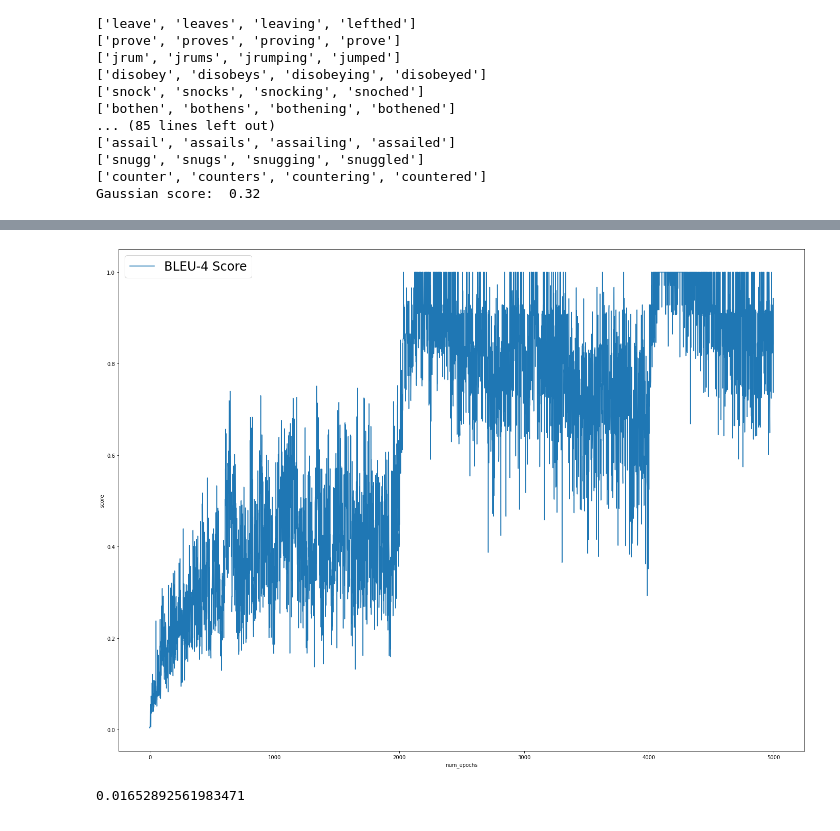
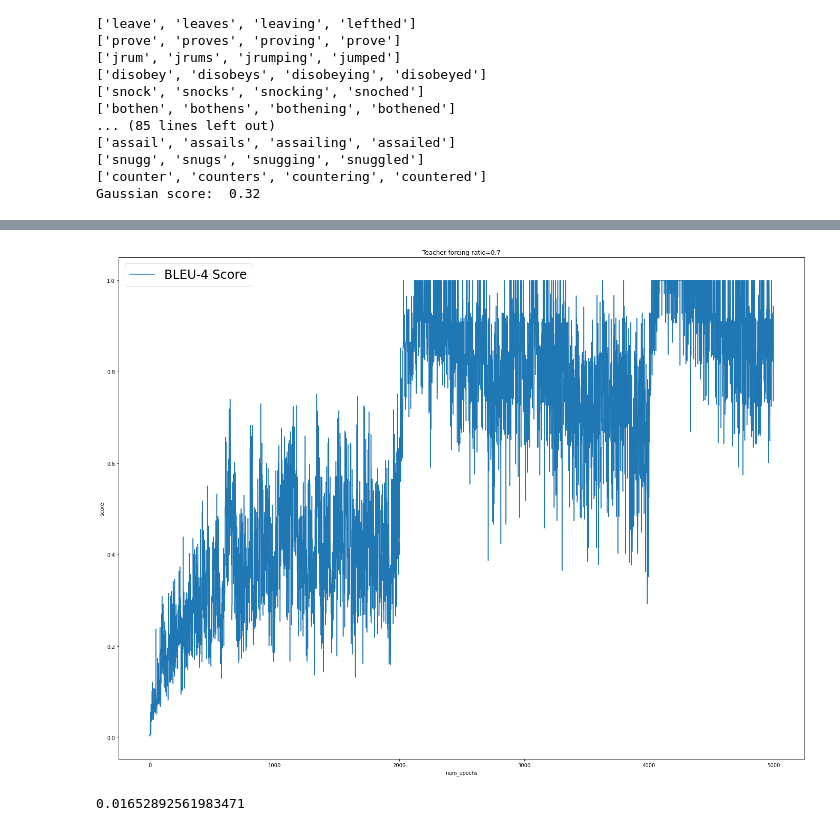
Before and after one commit to tl32rodan/Deep_Learning_Lab_4-Conditional_Sequence_to_Sequence_VAE, a Jupyter notebook: source_code/Testing.ipynb, the cells around one changed output, grey strips where cells are left out. Cells and saved outputs as stored; diff of their text form; code cells hidden in the pictures.

```diff
--- a/source_code/Testing.ipynb
+++ b/source_code/Testing.ipynb
@@ -95,12 +96,13 @@ plt.show()
 # %%
-plt.figure(figsize=(24,18))
+plt.figure(figsize=(12,9))
+plt.title('Teacher forcing ratio=0.7')
 plt.plot(bleu, label='BLEU-4 Score')
 plt.xlabel('num_epochs')
 plt.ylabel('score')
 plt.legend(fontsize=24)
 plt.show()
 # %% [output]
-[figure, old version]
+[figure, new version]
 # %%
 x = 5500
 discount = 500
```
Also changed, not shown: parts of 1 cell of this notebook, 1 other file.
